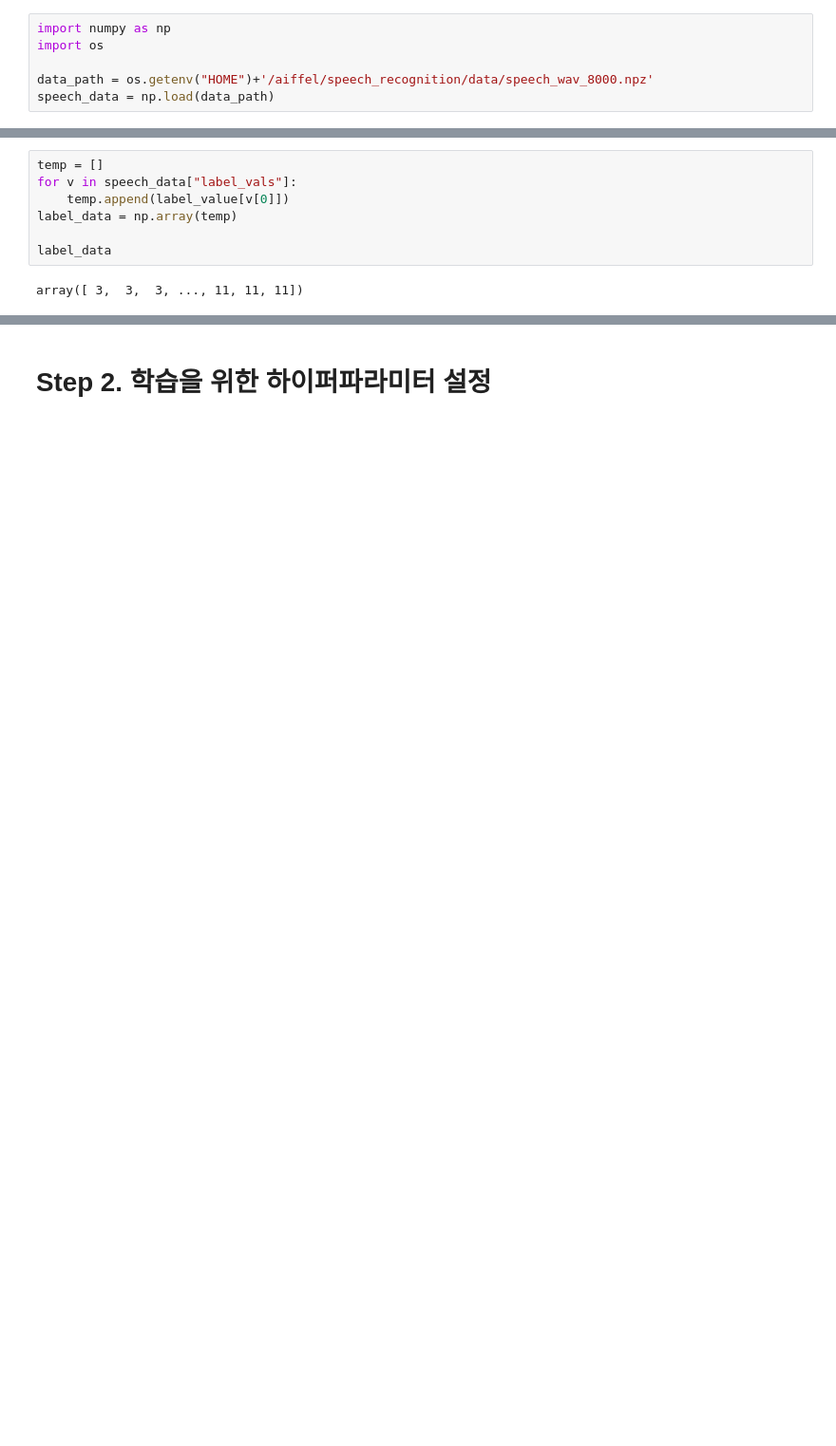
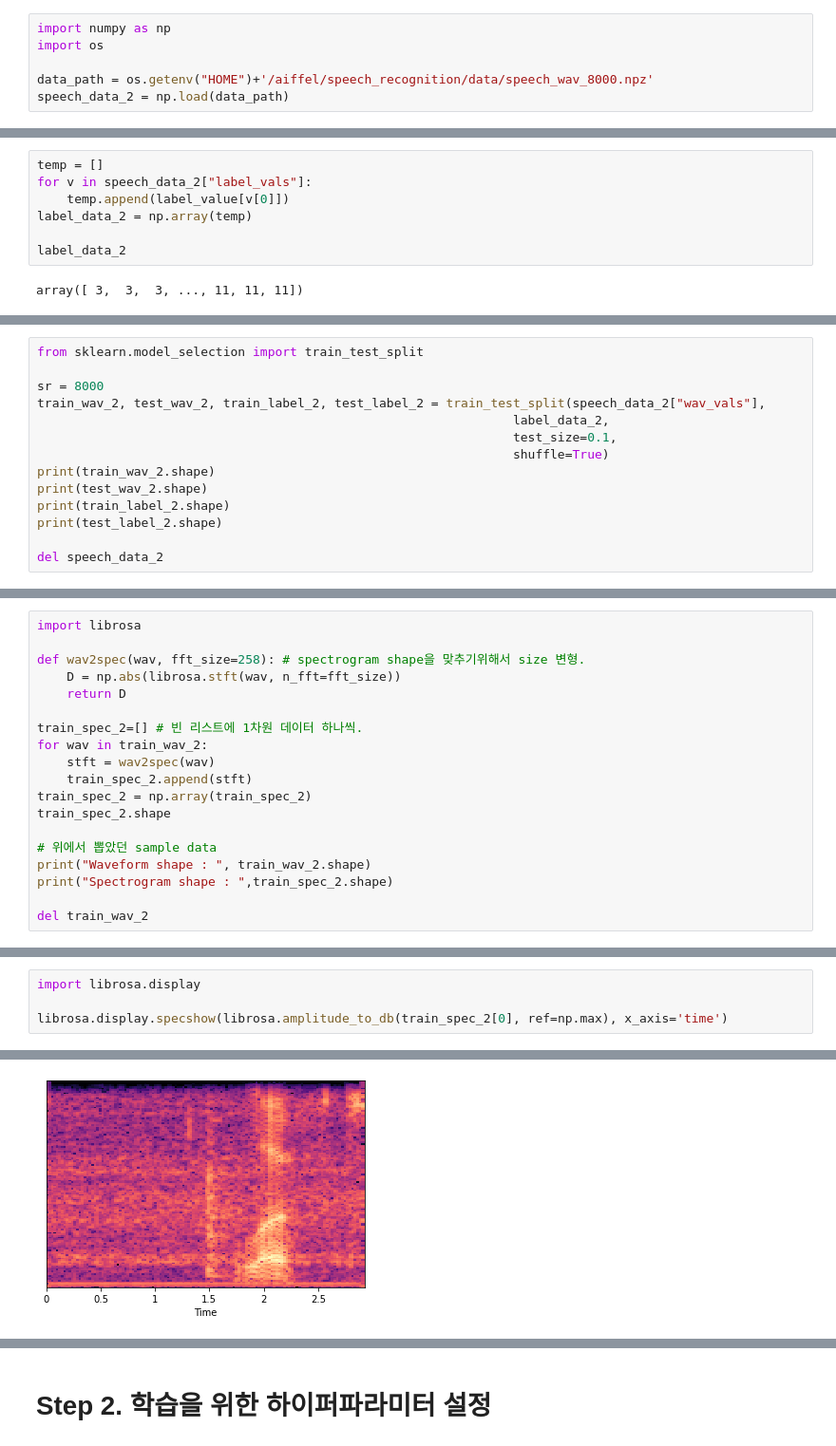
Before and after one commit to Jeongeun-Kwak/E, a Jupyter notebook: (E5) Spectrogram Classification Model Making.ipynb, the cells around one changed output, grey strips where cells are left out. Shown at 95% size. Saved outputs shown, nothing was run; the diff lists cells and outputs as text; blank space fills up the shorter version.

```diff
--- a/(E5) Spectrogram Classification Model Making.ipynb
+++ b/(E5) Spectrogram Classification Model Making.ipynb
@@ -12,4 +19,4 @@ import numpy as np
 import os
 
 data_path = os.getenv("HOME")+'/aiffel/speech_recognition/data/speech_wav_8000.npz'
-speech_data = np.load(data_path)
+speech_data_2 = np.load(data_path)
@@ -67,9 +70,9 @@ Indexed LABEL :  {'yes': 0, 'no': 1, 'up': 2, 'down': 3, 'left': 4, 'right': 5,
 # %%
 temp = []
-for v in speech_data["label_vals"]:
+for v in speech_data_2["label_vals"]:
     temp.append(label_value[v[0]])
-label_data = np.array(temp)
+label_data_2 = np.array(temp)
 
-label_data
+label_data_2
 # %% [output]
 array([ 3,  3,  3, ..., 11, 11, 11])
@@ -119,0 +81,14 @@ test labels :  (5062,)
+# %%
+from sklearn.model_selection import train_test_split
+
+sr = 8000
+train_wav_2, test_wav_2, train_label_2, test_label_2 = train_test_split(speech_data_2["wav_vals"],
+                                                                label_data_2,
+                                                                test_size=0.1,
+                                                                shuffle=True)
+print(train_wav_2.shape)
+print(test_wav_2.shape)
+print(train_label_2.shape)
+print(test_label_2.shape)
+
+del speech_data_2
@@ -119,0 +104,19 @@ test labels :  (5062,)
+# %%
+import librosa
+
+def wav2spec(wav, fft_size=258): # spectrogram shape을 맞추기위해서 size 변형.
+    D = np.abs(librosa.stft(wav, n_fft=fft_size))
+    return D
+
+train_spec_2=[] # 빈 리스트에 1차원 데이터 하나씩.
+for wav in train_wav_2:
+    stft = wav2spec(wav)
+    train_spec_2.append(stft)
+train_spec_2 = np.array(train_spec_2)
+train_spec_2.shape
+
+# 위에서 뽑았던 sample data
+print("Waveform shape : ", train_wav_2.shape)
+print("Spectrogram shape : ",train_spec_2.shape)
+
+del train_wav_2
@@ -119,0 +128,5 @@ test labels :  (5062,)
+# %%
+import librosa.display
+
+librosa.display.specshow(librosa.amplitude_to_db(train_spec_2[0], ref=np.max), x_axis='time')
+# %% [output]
@@ -119,0 +134 @@ test labels :  (5062,)
+[figure, added]
```
Also changed, not shown: parts of 112 cells of this notebook, 1 other file.
